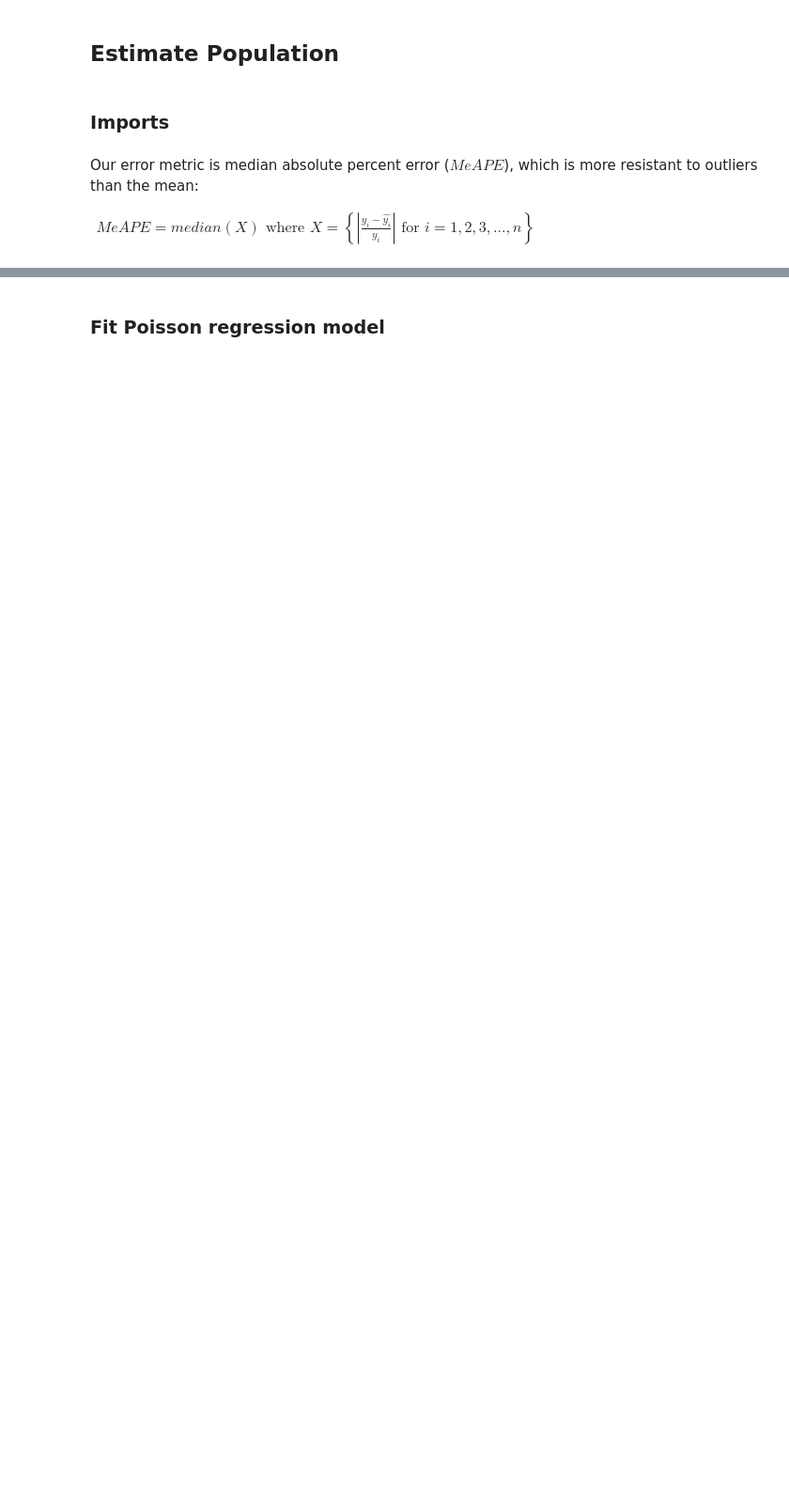
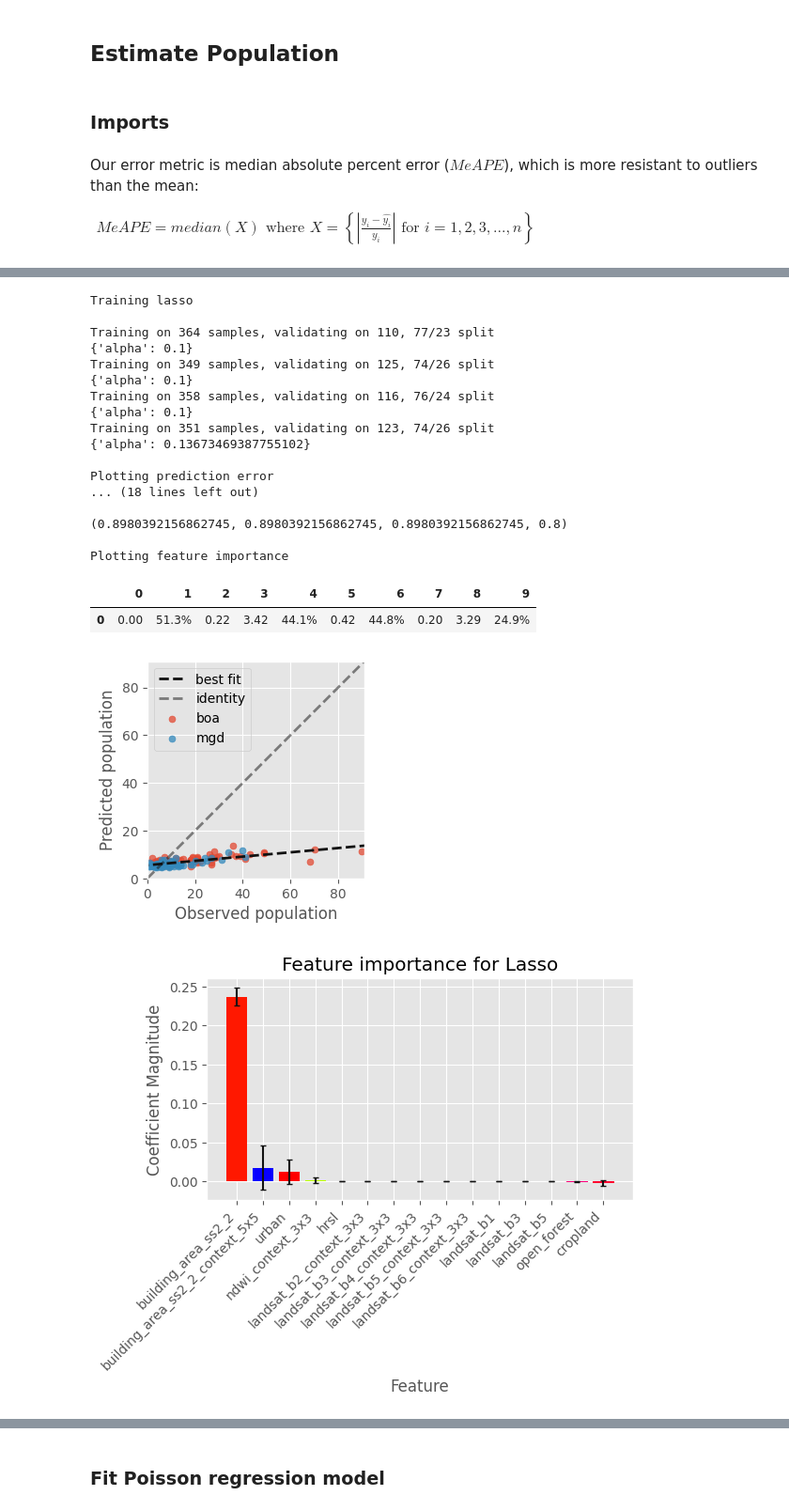
Before and after one commit to The-Data-for-Children-Collaborative/scipe, a Jupyter notebook: PopulationPipeline.ipynb, the cells around one changed output, grey strips where cells are left out. Shown at 94% size. Saved outputs shown, nothing was run; the diff lists cells and outputs as text; code cells hidden in the pictures; blank space fills up the shorter version.

```diff
--- a/PopulationPipeline.ipynb
+++ b/PopulationPipeline.ipynb
@@ -195,0 +378,24 @@ plt.style.use('ggplot')
+# %%
+run_experiments(df,[cvs[0]],['lasso'],[True],[features],['./runs/lasso/lasso/'],target,prng)
+# %% [output]
+Training lasso
+
+Training on 364 samples, validating on 110, 77/23 split
+{'alpha': 0.1}
+Training on 349 samples, validating on 125, 74/26 split
+{'alpha': 0.1}
+Training on 358 samples, validating on 116, 76/24 split
+{'alpha': 0.1}
+Training on 351 samples, validating on 123, 74/26 split
+{'alpha': 0.13673469387755102}
+
+Plotting prediction error
+... (18 lines left out)
+
+(0.8980392156862745, 0.8980392156862745, 0.8980392156862745, 0.8)
+
+Plotting feature importance
+|  | 0 | 1 | 2 | 3 | 4 | 5 | 6 | 7 | 8 | 9 |
+| 0 | 0.00 | 51.3% | 0.22 | 3.42 | 44.1% | 0.42 | 44.8% | 0.20 | 3.29 | 24.9% |
+[figure, added]
+[figure, added]
```
Also changed, not shown: parts of 100 cells of this notebook, 8 other files.
